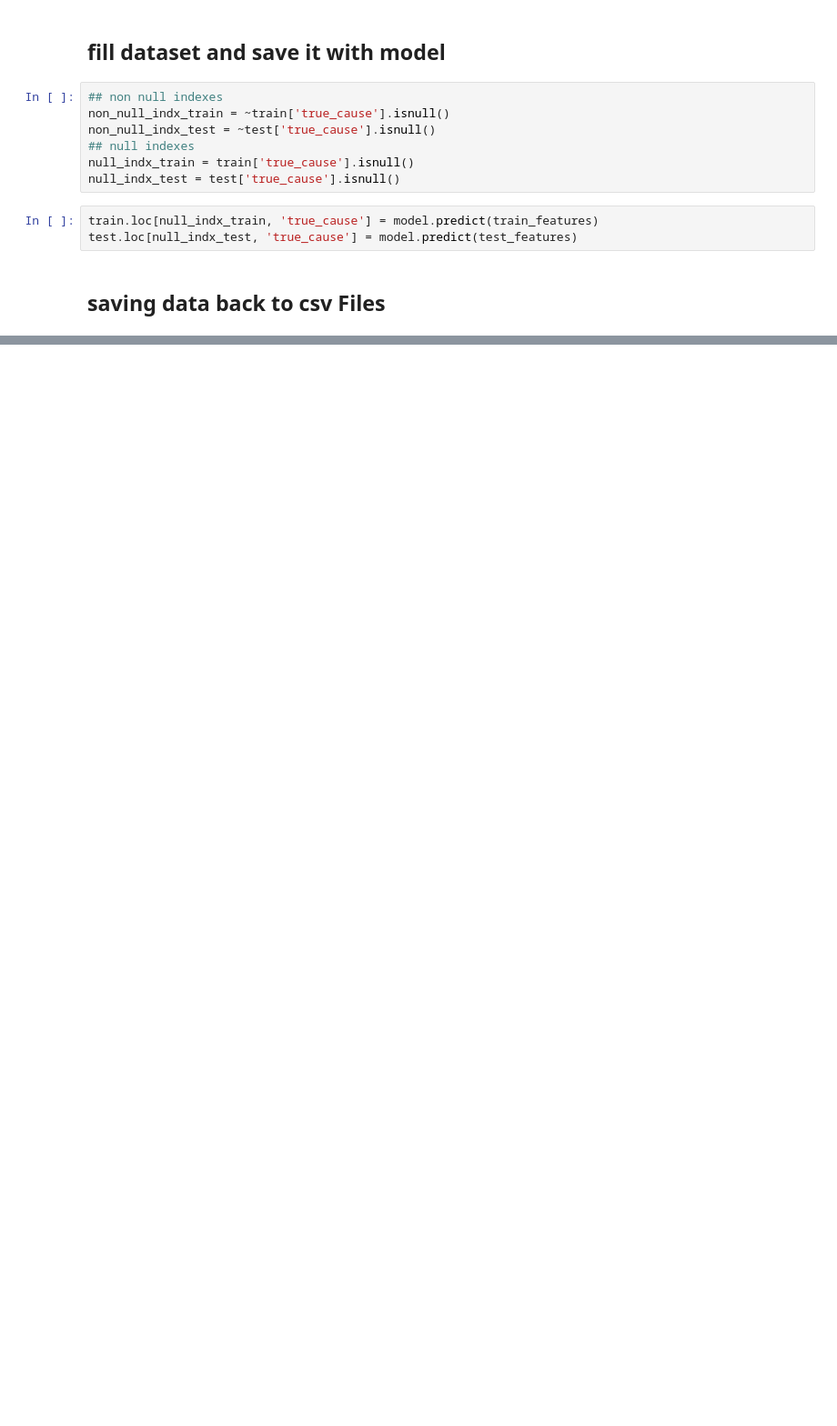
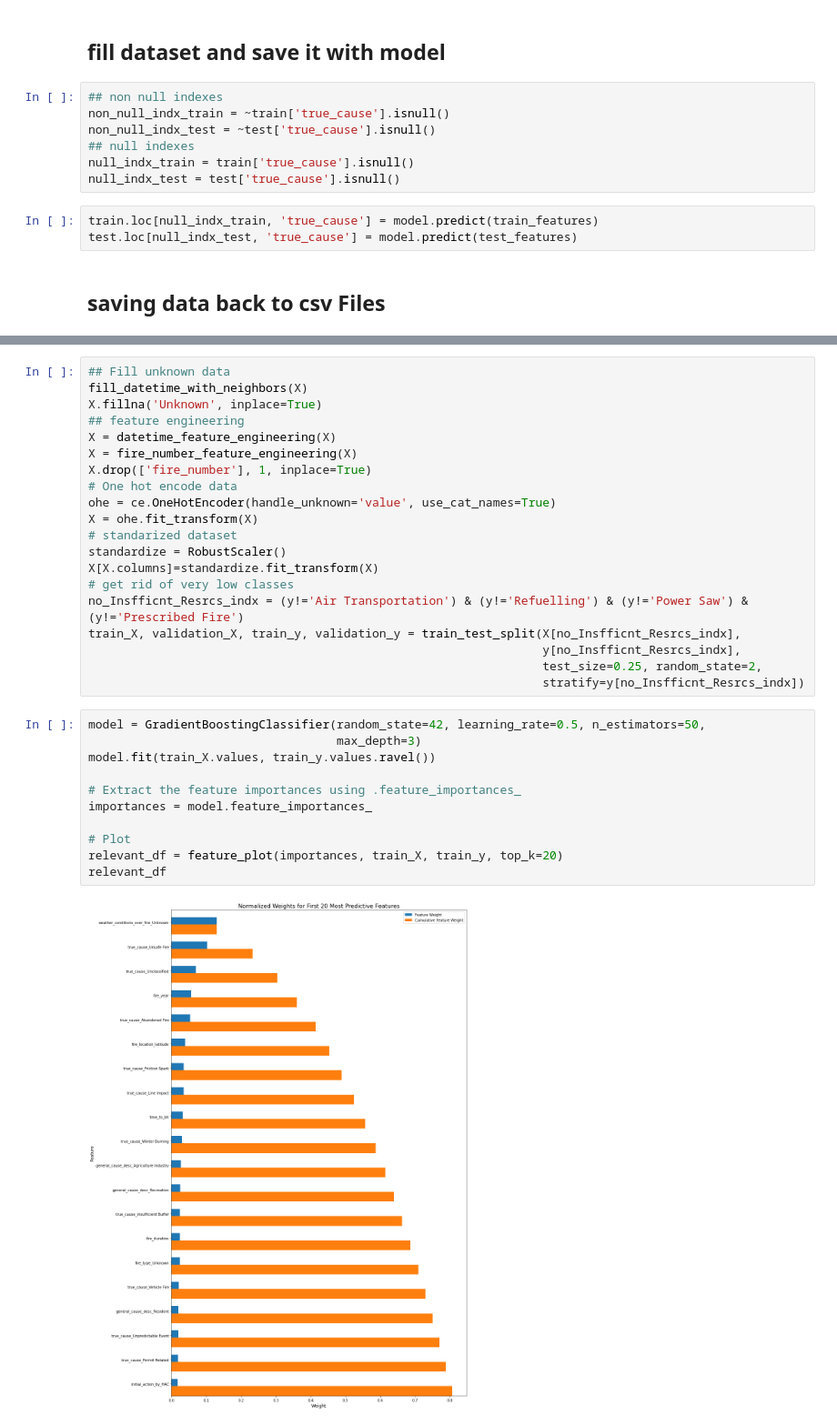
Before and after one commit to CheloGE/CARINO-wildfire_size_prediction, a Jupyter notebook: Filling missing data.ipynb, the cells around one changed output, grey strips where cells are left out. Shown at 91% size. Cells and saved outputs as stored; diff of their text form; blank space fills up the shorter version.

```diff
--- a/Filling missing data.ipynb
+++ b/Filling missing data.ipynb
@@ -953,0 +1034,33 @@ test.to_csv(file_name, encoding='utf-8', index=False)
+# %%
+## Fill unknown data
+fill_datetime_with_neighbors(X)
+X.fillna('Unknown', inplace=True)
+## feature engineering
+X = datetime_feature_engineering(X)
+X = fire_number_feature_engineering(X)
+X.drop(['fire_number'], 1, inplace=True)
+# One hot encode data
+ohe = ce.OneHotEncoder(handle_unknown='value', use_cat_names=True)
+X = ohe.fit_transform(X)
+# standarized dataset
+standardize = RobustScaler()
+X[X.columns]=standardize.fit_transform(X)
+# get rid of very low classes
+no_Insfficnt_Resrcs_indx = (y!='Air Transportation') & (y!='Refuelling') & (y!='Power Saw') & (y!='Prescribed Fire')
+train_X, validation_X, train_y, validation_y = train_test_split(X[no_Insfficnt_Resrcs_indx],
+                                                                y[no_Insfficnt_Resrcs_indx],
+                                                                test_size=0.25, random_state=2,
+                                                                stratify=y[no_Insfficnt_Resrcs_indx])
+# %%
+model = GradientBoostingClassifier(random_state=42, learning_rate=0.5, n_estimators=50,
+                                   max_depth=3)
+model.fit(train_X.values, train_y.values.ravel())
+
+# Extract the feature importances using .feature_importances_
+importances = model.feature_importances_
+
+# Plot
+relevant_df = feature_plot(importances, train_X, train_y, top_k=20)
+relevant_df
+# %% [output]
+[figure, added]
```
Also changed, not shown: parts of 100 cells of this notebook, 28 other files.
